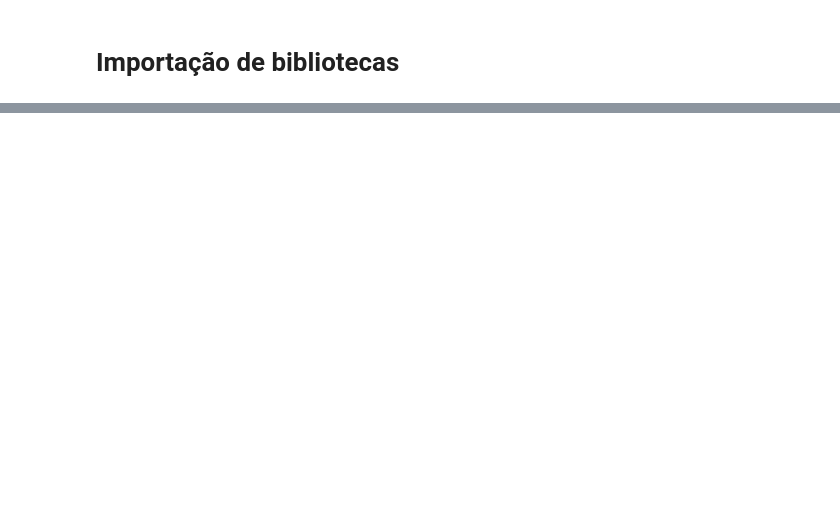
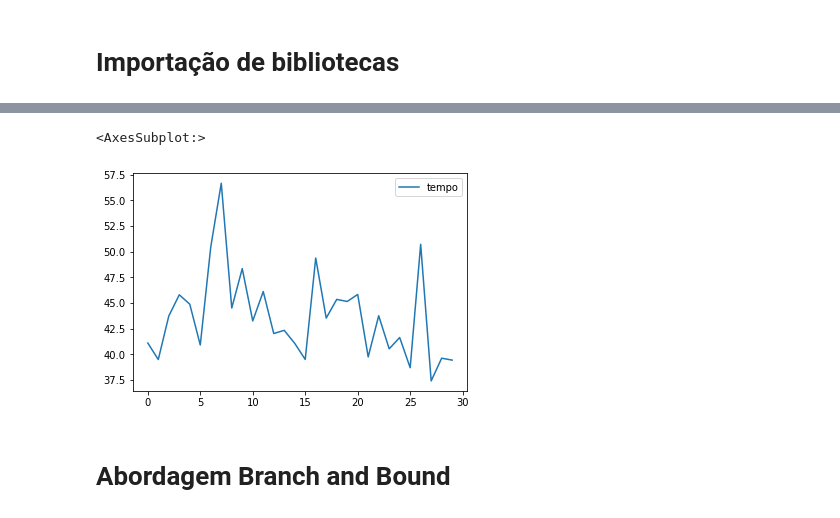
Before and after one commit to amiltonmendes/aed, a Jupyter notebook: Trabalho AED - string-to-string correction.ipynb, the cells around one changed output, grey strips where cells are left out. Cells and saved outputs as stored; diff of their text form; code cells hidden in the pictures; blank space fills up the shorter version.

```diff
--- a/Trabalho AED - string-to-string correction.ipynb
+++ b/Trabalho AED - string-to-string correction.ipynb
@@ -229,0 +67,5 @@ str2 = 'Amilton2'
+# %%
+df_forca_bruta[['tempo']].plot()
+# %% [output]
+<AxesSubplot:>
+[figure, added]
@@ -229,0 +74,2 @@ str2 = 'Amilton2'
+# %% [markdown]
+# Abordagem Branch and Bound
```
Also changed, not shown: parts of 23 cells of this notebook, 6 other files.
